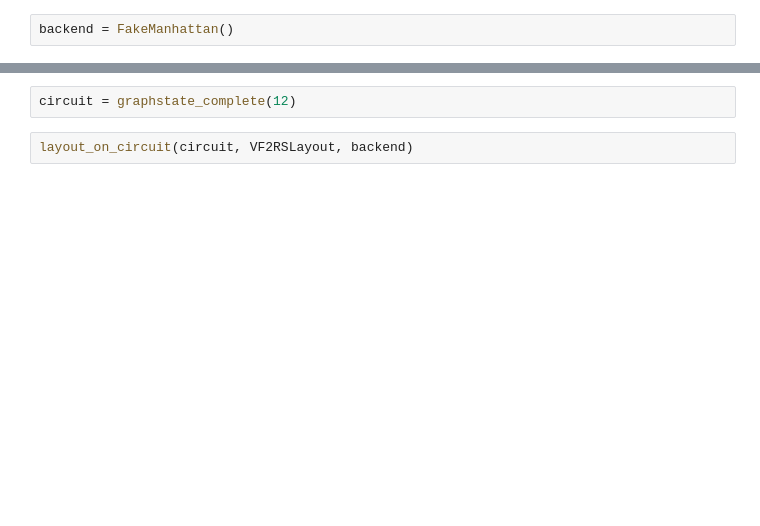
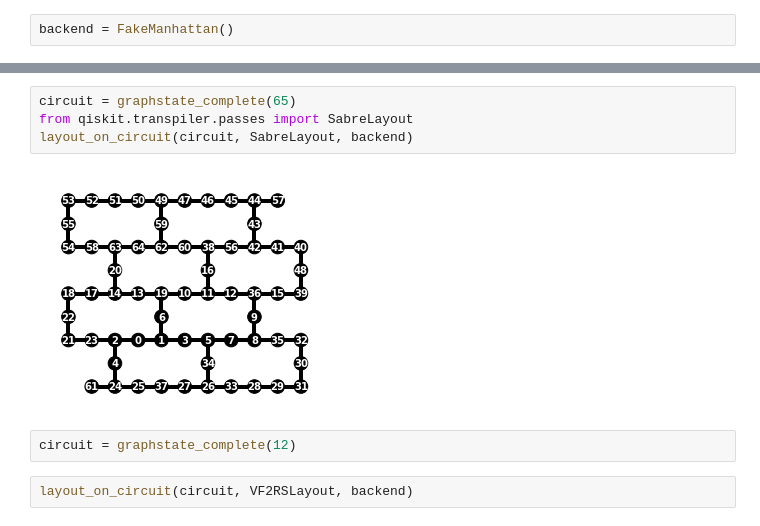
Before and after one commit to czachow/qiskit-terra, a Jupyter notebook: research/exp_vf2rs.ipynb, the cells around one changed output, grey strips where cells are left out. Drawn from its saved outputs; the diff is of its cells as text; blank space fills up the shorter version.

```diff
--- a/research/exp_vf2rs.ipynb
+++ b/research/exp_vf2rs.ipynb
@@ -58,3 +58,9 @@ layout_on_circuit(circuit, VF2RSLayout, backend)
+# %%
+circuit = graphstate_complete(65)
+from qiskit.transpiler.passes import SabreLayout
+layout_on_circuit(circuit, SabreLayout, backend)
+# %% [output]
+[figure, added]
 # %%
 circuit = graphstate_complete(12)
 # %%
```
Also changed, not shown: parts of 4 cells of this notebook, 1 other file.
